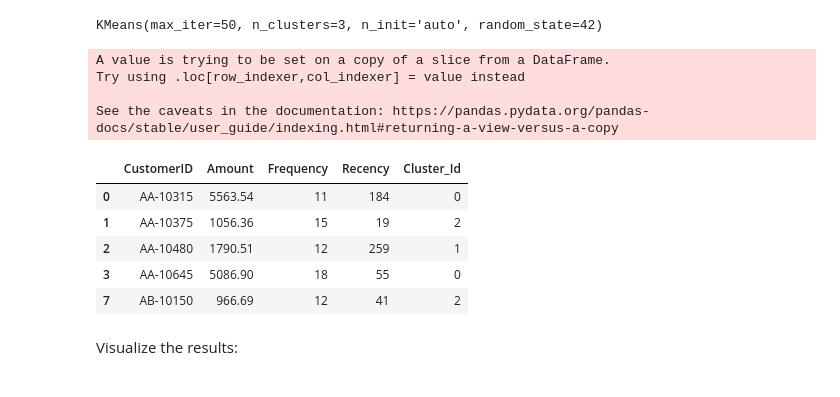
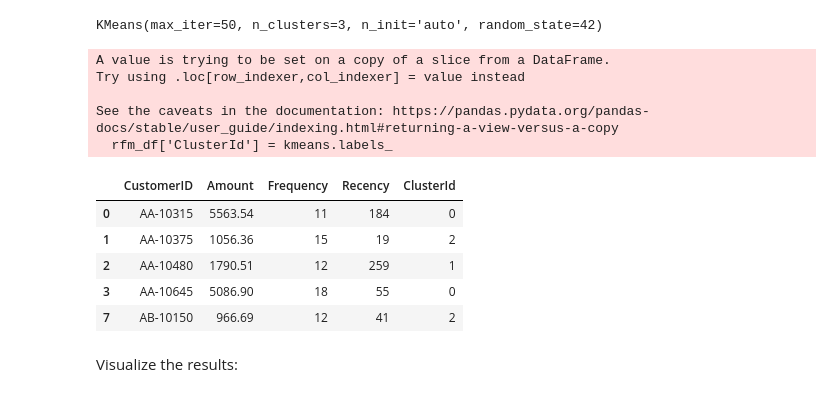
Before and after one commit to michalpasternak7/e-Commerce, a Jupyter notebook: superstore_clustering.ipynb, the cells around one changed output. Drawn from its saved outputs; the diff is of its cells as text; code cells hidden in the pictures.

```diff
--- a/superstore_clustering.ipynb
+++ b/superstore_clustering.ipynb
@@ -401,14 +399,15 @@ kmeans.fit(rfm_df_scaled)
 KMeans(max_iter=50, n_clusters=3, n_init='auto', random_state=42)
 # %%
 # Assign the label
-rfm_df['Cluster_Id'] = kmeans.labels_
+rfm_df['ClusterId'] = kmeans.labels_
 rfm_df.head()
 # %% [output]
 A value is trying to be set on a copy of a slice from a DataFrame.
 Try using .loc[row_indexer,col_indexer] = value instead
 
 See the caveats in the documentation: https://pandas.pydata.org/pandas-docs/stable/user_guide/indexing.html#returning-a-view-versus-a-copy
+  rfm_df['ClusterId'] = kmeans.labels_
-|  | CustomerID | Amount | Frequency | Recency | Cluster_Id |
+|  | CustomerID | Amount | Frequency | Recency | ClusterId |
 | 0 | AA-10315 | 5563.54 | 11 | 184 | 0 |
 | 1 | AA-10375 | 1056.36 | 15 | 19 | 2 |
 | 2 | AA-10480 | 1790.51 | 12 | 259 | 1 |
```
Also changed, not shown: parts of 18 cells of this notebook, 3 other files.
